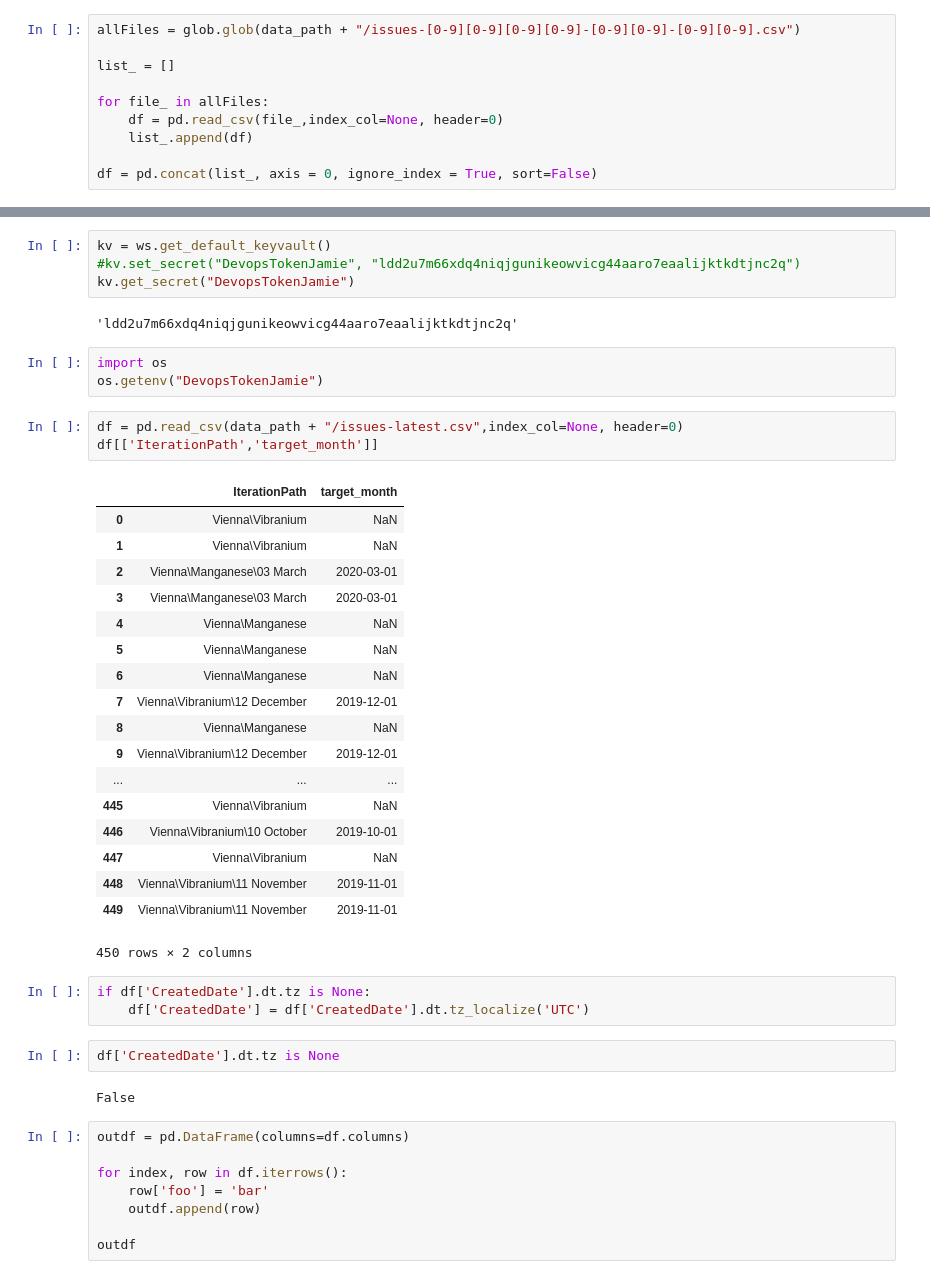
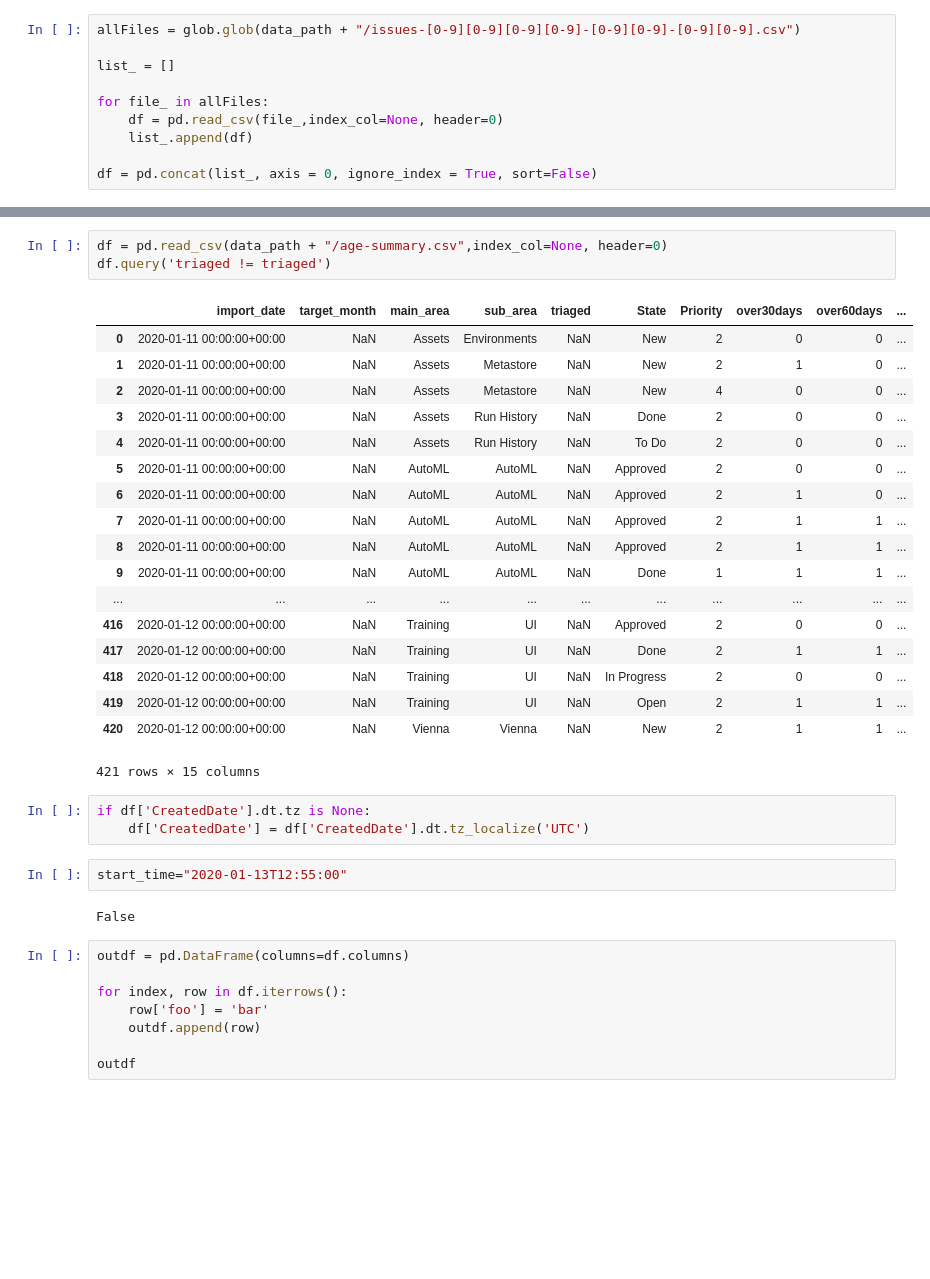
Before and after one commit to clauren42/devops_objectivesandepics, a Jupyter notebook: Analyze Bugs.ipynb, the cells around one changed output, grey strips where cells are left out. Drawn from its saved outputs; the diff is of its cells as text; blank space fills up the shorter version.

```diff
--- a/Analyze Bugs.ipynb
+++ b/Analyze Bugs.ipynb
@@ -50,41 +92,32 @@ except Exception as e:
-# %%
-kv = ws.get_default_keyvault()
-#kv.set_secret("DevopsTokenJamie", "ldd2u7m66xdq4niqjgunikeowvicg44aaro7eaalijktkdtjnc2q")
-kv.get_secret("DevopsTokenJamie")
-# %% [output]
-'ldd2u7m66xdq4niqjgunikeowvicg44aaro7eaalijktkdtjnc2q'
-# %%
-import os
-os.getenv("DevopsTokenJamie")
 # %%
-df = pd.read_csv(data_path + "/issues-latest.csv",index_col=None, header=0)
-df[['IterationPath','target_month']]
+df = pd.read_csv(data_path + "/age-summary.csv",index_col=None, header=0)
+df.query('triaged != triaged')
 # %% [output]
-|  | IterationPath | target_month |
-| 0 | Vienna\Vibranium | NaN |
-| 1 | Vienna\Vibranium | NaN |
-| 2 | Vienna\Manganese\03 March | 2020-03-01 |
-| 3 | Vienna\Manganese\03 March | 2020-03-01 |
-| 4 | Vienna\Manganese | NaN |
-| 5 | Vienna\Manganese | NaN |
-| 6 | Vienna\Manganese | NaN |
-| 7 | Vienna\Vibranium\12 December | 2019-12-01 |
-| 8 | Vienna\Manganese | NaN |
-| 9 | Vienna\Vibranium\12 December | 2019-12-01 |
-| ... | ... | ... |
-| 445 | Vienna\Vibranium | NaN |
-| 446 | Vienna\Vibranium\10 October | 2019-10-01 |
-| 447 | Vienna\Vibranium | NaN |
-| 448 | Vienna\Vibranium\11 November | 2019-11-01 |
-| 449 | Vienna\Vibranium\11 November | 2019-11-01 |
+|  | import_date | target_month | main_area | sub_area | triaged | State | Priority | over30days | over60days | ... |
+| 0 | 2020-01-11 00:00:00+00:00 | NaN | Assets | Environments | NaN | New | 2 | 0 | 0 | ... |
+| 1 | 2020-01-11 00:00:00+00:00 | NaN | Assets | Metastore | NaN | New | 2 | 1 | 0 | ... |
+| 2 | 2020-01-11 00:00:00+00:00 | NaN | Assets | Metastore | NaN | New | 4 | 0 | 0 | ... |
+| 3 | 2020-01-11 00:00:00+00:00 | NaN | Assets | Run History | NaN | Done | 2 | 0 | 0 | ... |
+| 4 | 2020-01-11 00:00:00+00:00 | NaN | Assets | Run History | NaN | To Do | 2 | 0 | 0 | ... |
+| 5 | 2020-01-11 00:00:00+00:00 | NaN | AutoML | AutoML | NaN | Approved | 2 | 0 | 0 | ... |
+| 6 | 2020-01-11 00:00:00+00:00 | NaN | AutoML | AutoML | NaN | Approved | 2 | 1 | 0 | ... |
+| 7 | 2020-01-11 00:00:00+00:00 | NaN | AutoML | AutoML | NaN | Approved | 2 | 1 | 1 | ... |
+| 8 | 2020-01-11 00:00:00+00:00 | NaN | AutoML | AutoML | NaN | Approved | 2 | 1 | 1 | ... |
+| 9 | 2020-01-11 00:00:00+00:00 | NaN | AutoML | AutoML | NaN | Done | 1 | 1 | 1 | ... |
+| ... | ... | ... | ... | ... | ... | ... | ... | ... | ... | ... |
+| 416 | 2020-01-12 00:00:00+00:00 | NaN | Training | UI | NaN | Approved | 2 | 0 | 0 | ... |
+| 417 | 2020-01-12 00:00:00+00:00 | NaN | Training | UI | NaN | Done | 2 | 1 | 1 | ... |
+| 418 | 2020-01-12 00:00:00+00:00 | NaN | Training | UI | NaN | In Progress | 2 | 0 | 0 | ... |
+| 419 | 2020-01-12 00:00:00+00:00 | NaN | Training | UI | NaN | Open | 2 | 1 | 1 | ... |
+| 420 | 2020-01-12 00:00:00+00:00 | NaN | Vienna | Vienna | NaN | New | 2 | 1 | 1 | ... |
-450 rows × 2 columns
+421 rows × 15 columns
 # %%
 if df['CreatedDate'].dt.tz is None:
     df['CreatedDate'] = df['CreatedDate'].dt.tz_localize('UTC')
-# %%
-df['CreatedDate'].dt.tz is None
-# %% [output]
-False
+# %%
+start_time="2020-01-13T12:55:00"
+# %% [output]
+False
 # %%
 outdf = pd.DataFrame(columns=df.columns)
 
```
Also changed, not shown: parts of 4 cells of this notebook, 3 other files.
